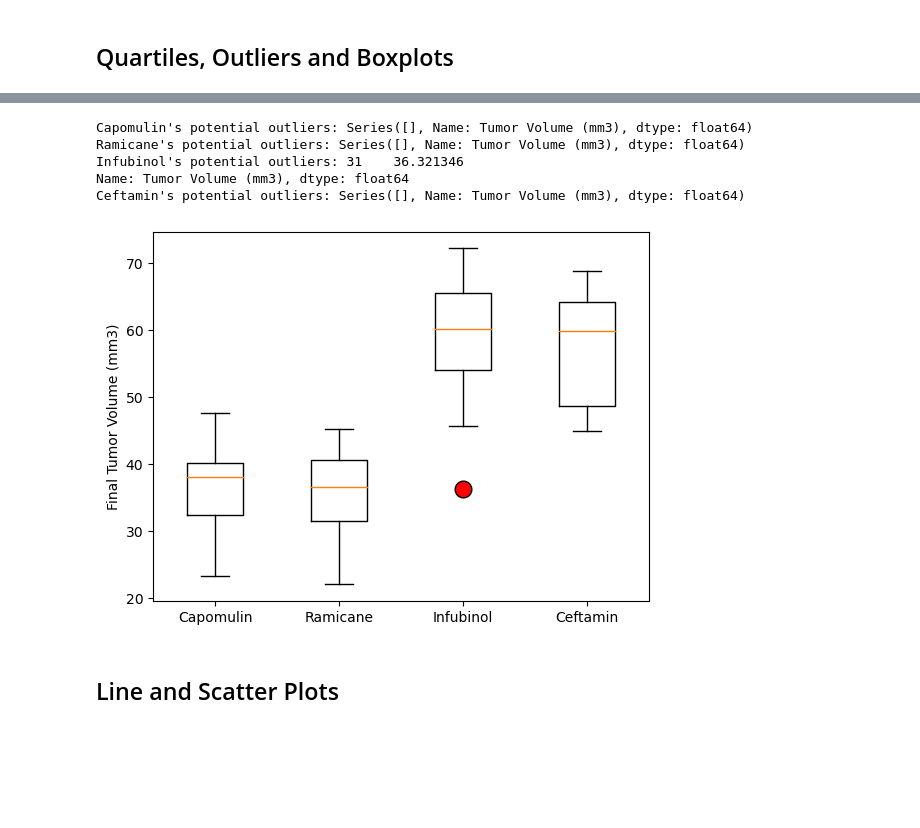
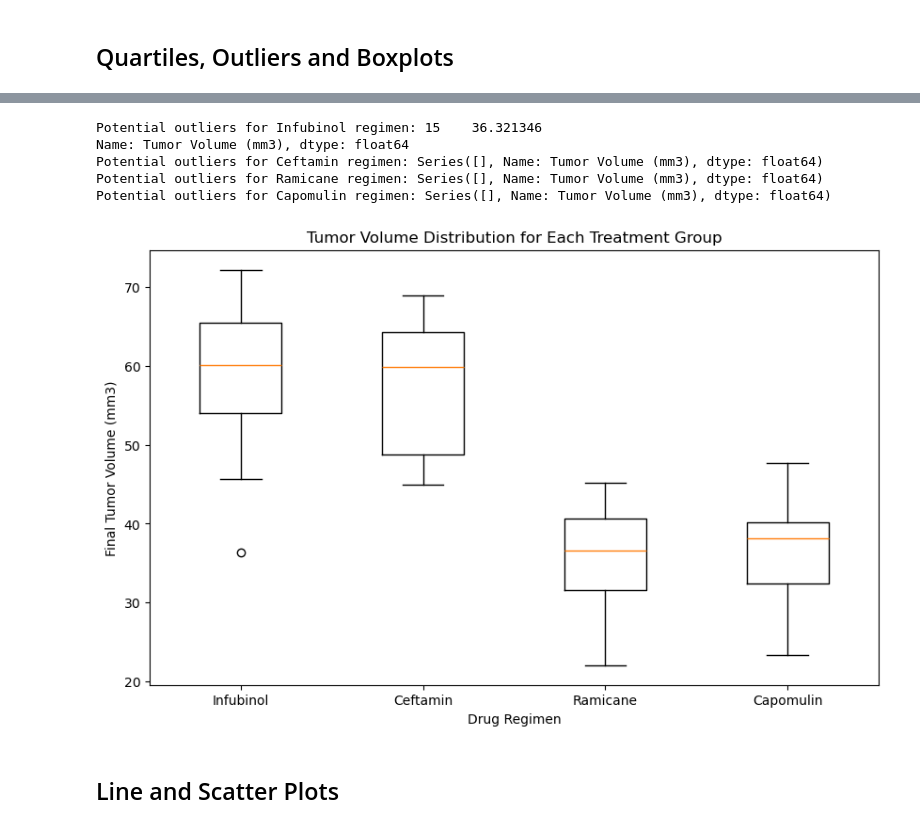
Before and after one commit to AEKoller/koller_matplotlib_challenge, a Jupyter notebook: Pymaceuticals/pymaceuticals_starter.ipynb, the cells around one changed output, grey strips where cells are left out. Cells and saved outputs as stored; diff of their text form; code cells hidden in the pictures; blank space fills up the shorter version.

```diff
--- a/Pymaceuticals/pymaceuticals_starter.ipynb
+++ b/Pymaceuticals/pymaceuticals_starter.ipynb
@@ -60,3 +80,6 @@ array(['g989'], dtype=object)
 # %%
 # Create a clean DataFrame by dropping the duplicate mouse by its ID.
+clean_mouse_data = meta_study_data[~meta_study_data['Mouse ID'].isin(duplicate_mouse_ids)]
+print(type(clean_mouse_data))
+clean_mouse_data
 # %% [output]
@@ -133,8 +231,17 @@ array(['g989'], dtype=object)
 # %%
 # Calculate the final tumor volume of each mouse across four of the treatment regimens:
 # Capomulin, Ramicane, Infubinol, and Ceftamin
+drug_regimens = ['Capomulin', 'Ramicane', 'Infubinol', 'Ceftamin']
+
+filtered_regimens = clean_mouse_data[clean_mouse_data['Drug Regimen'].isin(drug_regimens)]
+
 
 # Start by getting the last (greatest) timepoint for each mouse
+final_timepoint = filtered_regimens.groupby('Mouse ID')['Timepoint'].max()
 
+final_timepoint_df = pd.DataFrame(final_timepoint)
 
 # Merge this group df with the original DataFrame to get the tumor volume at the last timepoint
+final_timepoint_merge = pd.merge(final_timepoint_df, clean_mouse_data, on=['Mouse ID', 'Timepoint'], how='inner')
+
+print(final_timepoint_merge[['Mouse ID', 'Drug Regimen', 'Tumor Volume (mm3)']])
@@ -141,29 +263,47 @@ array(['g989'], dtype=object)
 # %%
 # Put treatments into a list for for loop (and later for plot labels)
-
+drug_regimens = ['Capomulin', 'Ramicane', 'Infubinol', 'Ceftamin']
 
 # Create empty list to fill with tumor vol data (for plotting)
+tumor_vol_data = []
 
-
-# Calculate the IQR and quantitatively determine if there are any potential outliers.
-
+# Calculate the IQR and quantitatively determine if there are any potential outliers
+for regimen in regimens:
 
     # Locate the rows which contain mice on each drug and get the tumor volumes
+    tumor_volume = final_timepoint_merge[final_timepoint_merge['Drug Regimen'] == regimen]['Tumor Volume (mm3)']
 
-
-    # add subset
-
+    # Add subset (tumor volumes) to the list for plotting purposes
+    tumor_vol_data.append(tumor_volume)
 
     # Determine outliers using upper and lower bounds
+    quartiles = tumor_volume.quantile([0.25, 0.5, 0.75])
+    lower_quartile = quartiles[0.25]
+    upper_quartile = quartiles[0.75]
+    iqr = upper_quartile - lower_quartile
+    lower_bound = lower_quartile - 1.5 * iqr
+    upper_bound = upper_quartile + 1.5 * iqr
+
+    # Identifying outliers
+    outliers = tumor_volume[(tumor_volume < lower_bound) | (tumor_volume > upper_bound)]
+    print(f"Potential outliers for {regimen} regimen: {outliers}")
 # %% [output]
-Capomulin's potential outliers: Series([], Name: Tumor Volume (mm3), dtype: float64)
-Ramicane's potential outliers: Series([], Name: Tumor Volume (mm3), dtype: float64)
-Infubinol's potential outliers: 31    36.321346
+Potential outliers for Infubinol regimen: 15    36.321346
 Name: Tumor Volume (mm3), dtype: float64
-Ceftamin's potential outliers: Series([], Name: Tumor Volume (mm3), dtype: float64)
+Potential outliers for Ceftamin regimen: Series([], Name: Tumor Volume (mm3), dtype: float64)
+Potential outliers for Ramicane regimen: Series([], Name: Tumor Volume (mm3), dtype: float64)
+Potential outliers for Capomulin regimen: Series([], Name: Tumor Volume (mm3), dtype: float64)
 # %%
 # Generate a box plot that shows the distrubution of the tumor volume for each treatment group.
+plt.figure(figsize=(10, 6))
+plt.boxplot(tumor_vol_data, labels=regimens)
+
+plt.title('Tumor Volume Distribution for Each Treatment Group')
+plt.ylabel('Final Tumor Volume (mm3)')
+plt.xlabel('Drug Regimen')
+
+plt.show()
 # %% [output]
-[figure, old version]
+[figure, new version]
 # %% [markdown]
 ## Line and Scatter Plots
```
Also changed, not shown: parts of 20 cells of this notebook, 1 other file.
